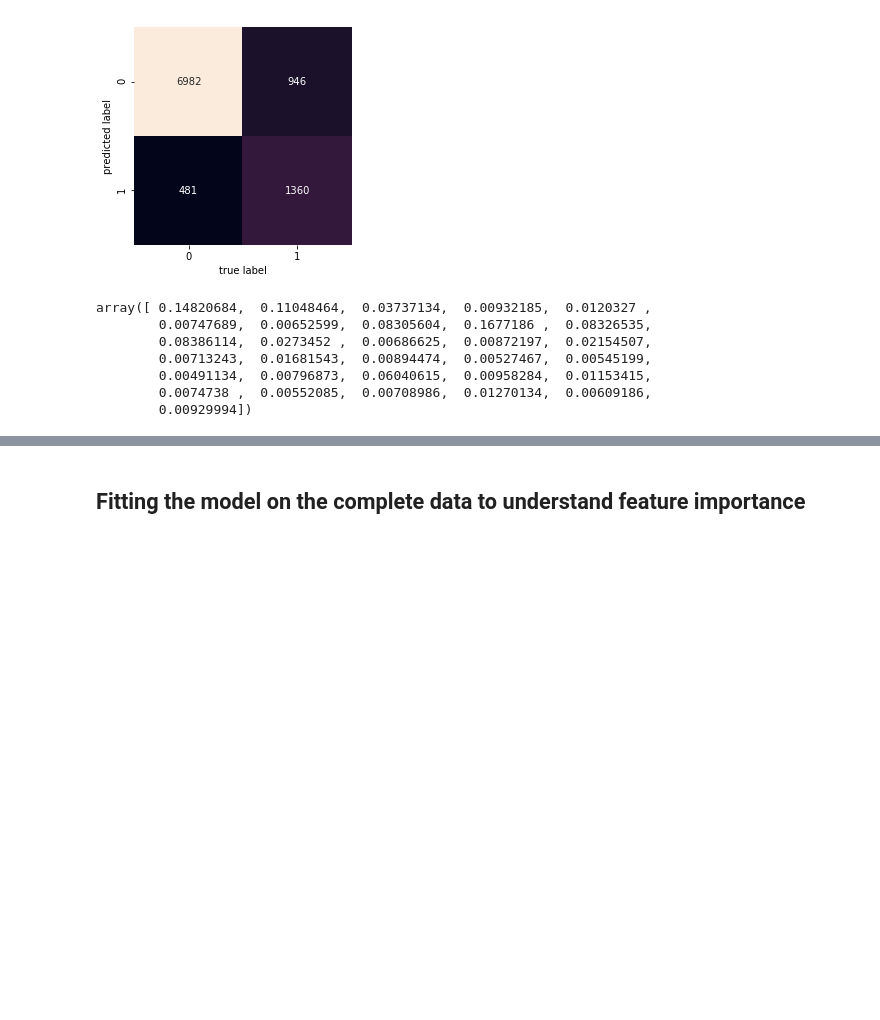
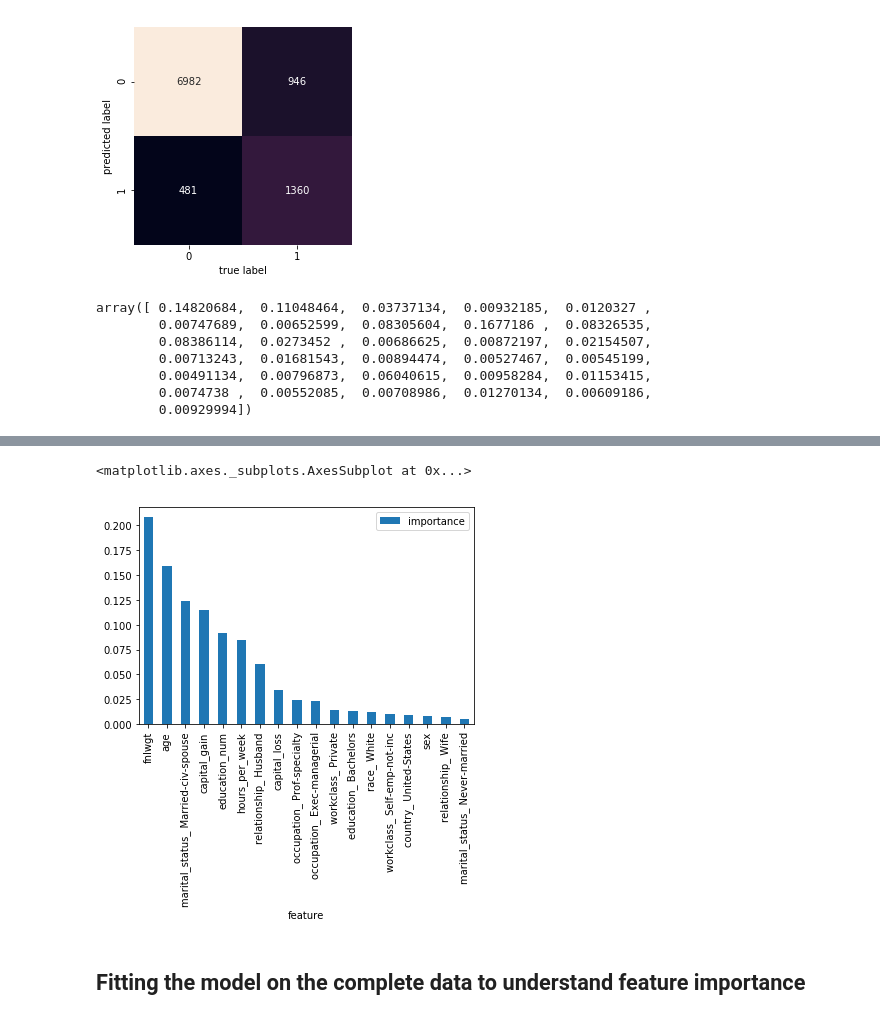
Before and after one commit to akshatshreemali/Machine_learning_tutorial, a Jupyter notebook: Random_Forest_tutorial.ipynb, the cells around one changed output, grey strips where cells are left out. Saved outputs shown, nothing was run; the diff lists cells and outputs as text; code cells hidden in the pictures; blank space fills up the shorter version.

```diff
--- a/Random_Forest_tutorial.ipynb
+++ b/Random_Forest_tutorial.ipynb
@@ -224,3 +235,6 @@ array([ 0.14820684,  0.11048464,  0.03737134,  0.00932185,  0.0120327 ,
         0.00491134,  0.00796873,  0.06040615,  0.00958284,  0.01153415,
         0.0074738 ,  0.00552085,  0.00708986,  0.01270134,  0.00609186,
         0.00929994])
+# %%
+importances = pd.DataFrame({'feature':X_train.columns,'importance':np.round(result.feature_importances_,3)})
+importances = importances.sort_values('importance',ascending=False).set_index('feature')
@@ -227,3 +251,8 @@ array([ 0.14820684,  0.11048464,  0.03737134,  0.00932185,  0.0120327 ,
+# %%
+importances.plot.bar()
+# %% [output]
+<matplotlib.axes._subplots.AxesSubplot at 0x...>
+[figure, added]
 # %% [markdown]
 ## Fitting the model on the complete data to understand feature importance
 # %%
```
Also changed, not shown: parts of 2 cells of this notebook.
